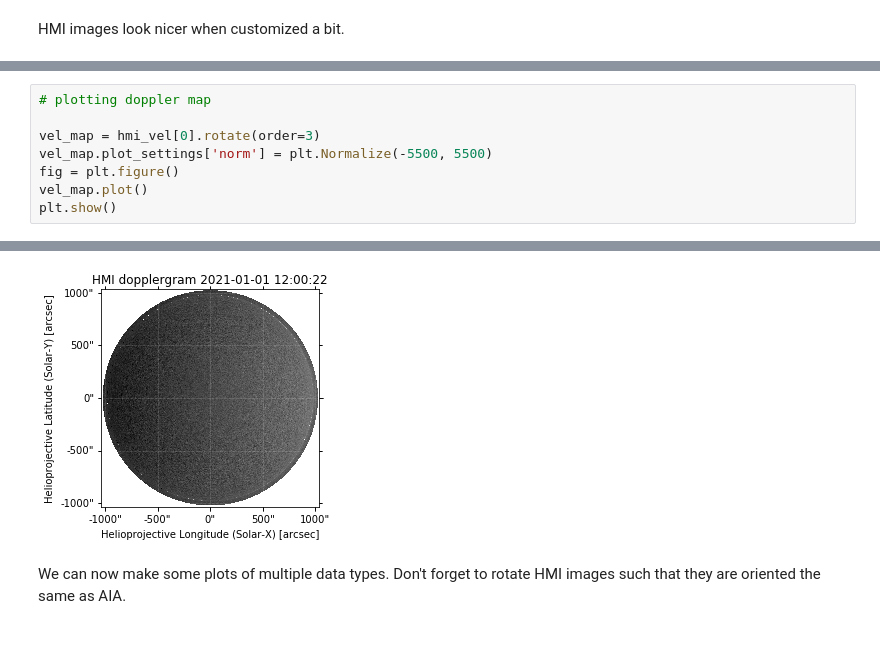
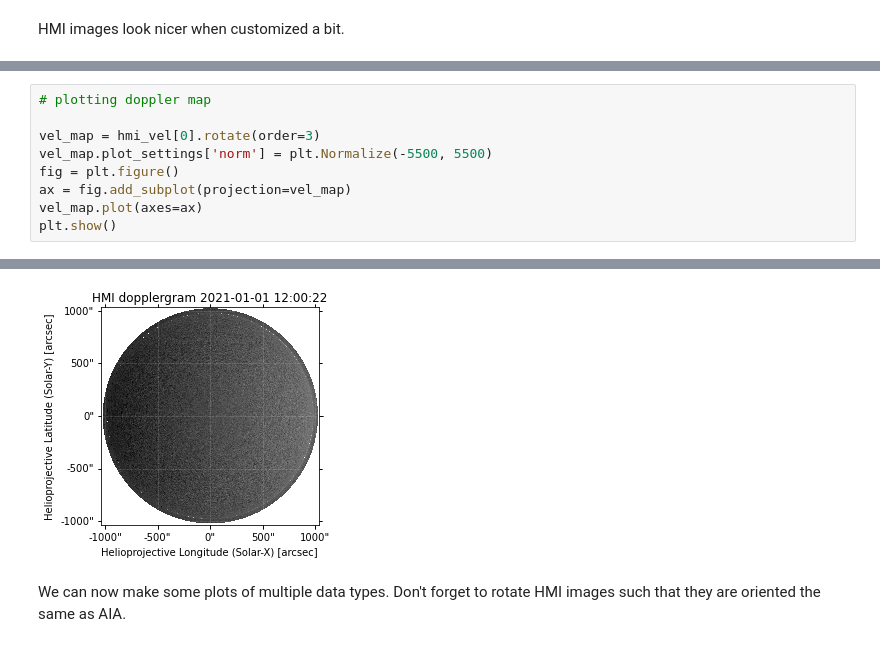
Before and after one commit to tamarervin/SolAster, a Jupyter notebook: sdo_hmi_rvs/examples/sunpy_example.ipynb, the cells around one changed output, grey strips where cells are left out. Drawn from its saved outputs; the diff is of its cells as text.

```diff
--- a/sdo_hmi_rvs/examples/sunpy_example.ipynb
+++ b/sdo_hmi_rvs/examples/sunpy_example.ipynb
@@ -154,6 +170,7 @@ plt.show()
 vel_map = hmi_vel[0].rotate(order=3)
 vel_map.plot_settings['norm'] = plt.Normalize(-5500, 5500)
 fig = plt.figure()
-vel_map.plot()
+ax = fig.add_subplot(projection=vel_map)
+vel_map.plot(axes=ax)
 plt.show()
 # %% [output]
@@ -160,4 +179,4 @@ plt.show()
-[figure, old version]
+[figure, new version]
 # %% [markdown]
 We can now make some plots of multiple data types.
 Don't forget to rotate HMI images such that they are oriented the same as AIA.
```
Also changed, not shown: parts of 7 cells of this notebook, 22 other files.
